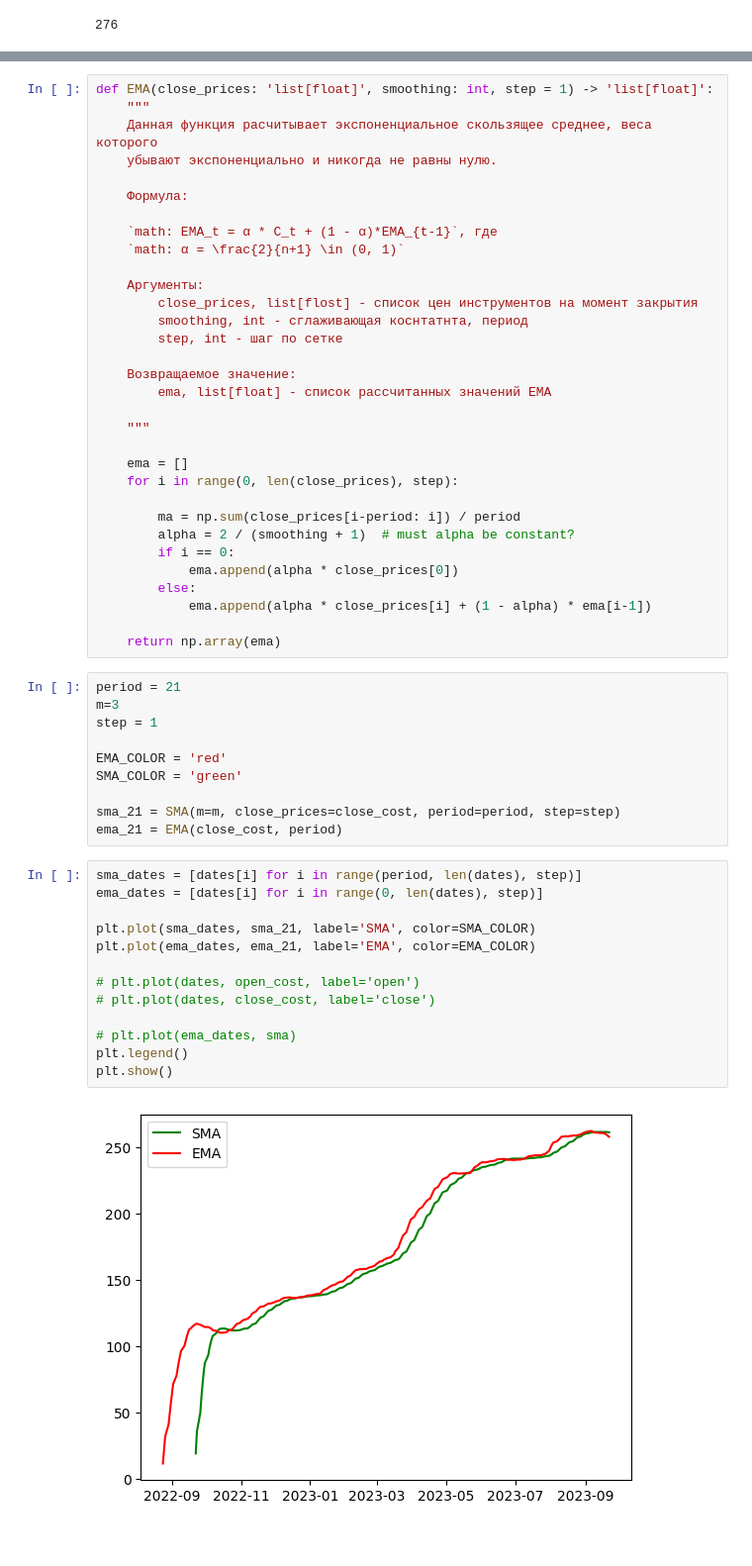
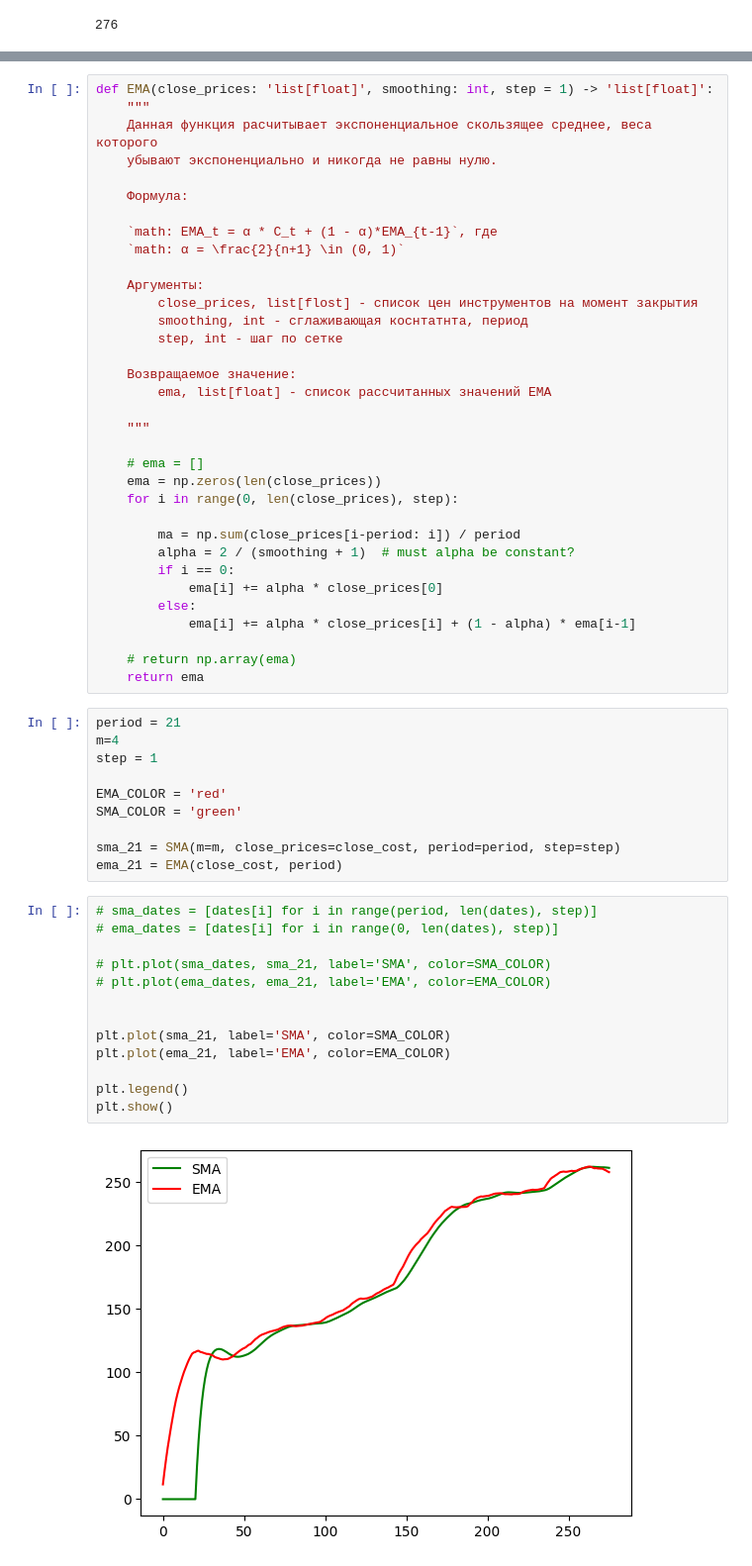
Before and after one commit to Kasymkhankhubiyev/Sirius-Uni, a Jupyter notebook: Intoduction Into Profession/tasks/Task1.ipynb, the cells around one changed output, grey strips where cells are left out. Shown at 99% size. Saved outputs shown, nothing was run; the diff lists cells and outputs as text.

```diff
--- a/Intoduction Into Profession/tasks/Task1.ipynb
+++ b/Intoduction Into Profession/tasks/Task1.ipynb
@@ -157,20 +167,22 @@ def EMA(close_prices: 'list[float]', smoothing: int, step = 1) -> 'list[float]':
 
     """
 
-    ema = []
+    # ema = []
+    ema = np.zeros(len(close_prices))
     for i in range(0, len(close_prices), step):
 
         ma = np.sum(close_prices[i-period: i]) / period
         alpha = 2 / (smoothing + 1)  # must alpha be constant?
         if i == 0:
-            ema.append(alpha * close_prices[0])
+            ema[i] += alpha * close_prices[0]
         else:
-            ema.append(alpha * close_prices[i] + (1 - alpha) * ema[i-1])
+            ema[i] += alpha * close_prices[i] + (1 - alpha) * ema[i-1]
 
-    return np.array(ema)
+    # return np.array(ema)
+    return ema
 # %%
 period = 21
-m=3
+m=4
 step = 1
 
 EMA_COLOR = 'red'
@@ -179,20 +191,20 @@ SMA_COLOR = 'green'
 sma_21 = SMA(m=m, close_prices=close_cost, period=period, step=step)
 ema_21 = EMA(close_cost, period)
 # %%
-sma_dates = [dates[i] for i in range(period, len(dates), step)]
-ema_dates = [dates[i] for i in range(0, len(dates), step)]
+# sma_dates = [dates[i] for i in range(period, len(dates), step)]
+# ema_dates = [dates[i] for i in range(0, len(dates), step)]
 
-plt.plot(sma_dates, sma_21, label='SMA', color=SMA_COLOR)
-plt.plot(ema_dates, ema_21, label='EMA', color=EMA_COLOR)
+# plt.plot(sma_dates, sma_21, label='SMA', color=SMA_COLOR)
+# plt.plot(ema_dates, ema_21, label='EMA', color=EMA_COLOR)
 
-# plt.plot(dates, open_cost, label='open')
-# plt.plot(dates, close_cost, label='close')
 
-# plt.plot(ema_dates, sma)
+plt.plot(sma_21, label='SMA', color=SMA_COLOR)
+plt.plot(ema_21, label='EMA', color=EMA_COLOR)
+
 plt.legend()
 plt.show()
 # %% [output]
-[figure, old version]
+[figure, new version]
 # %%
 treshold = 1e-1
 
```
Also changed, not shown: parts of 7 cells of this notebook, 1 other file.
